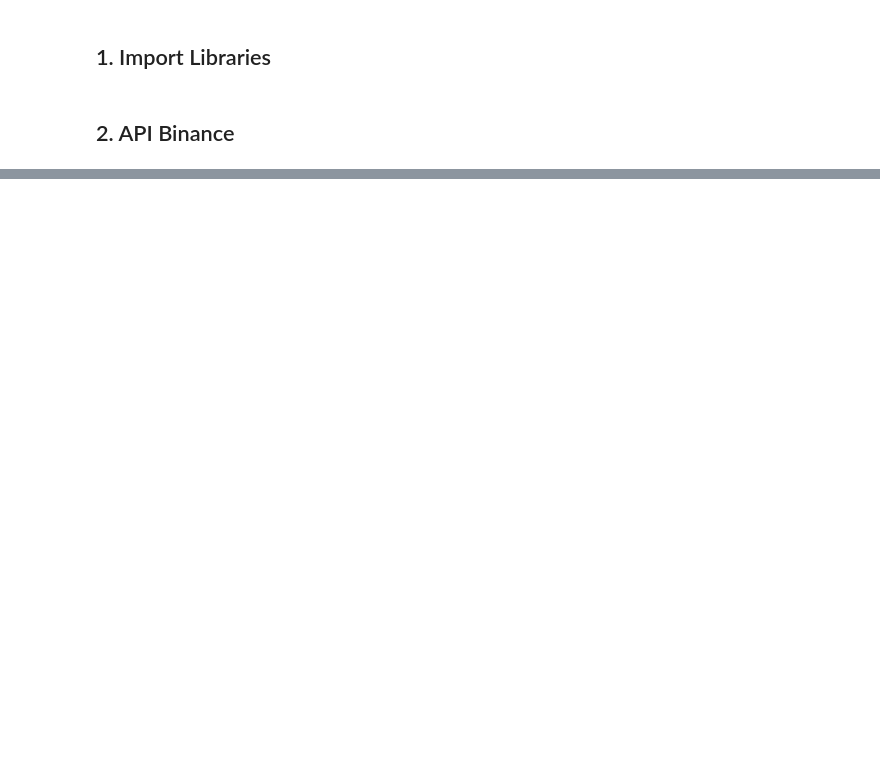
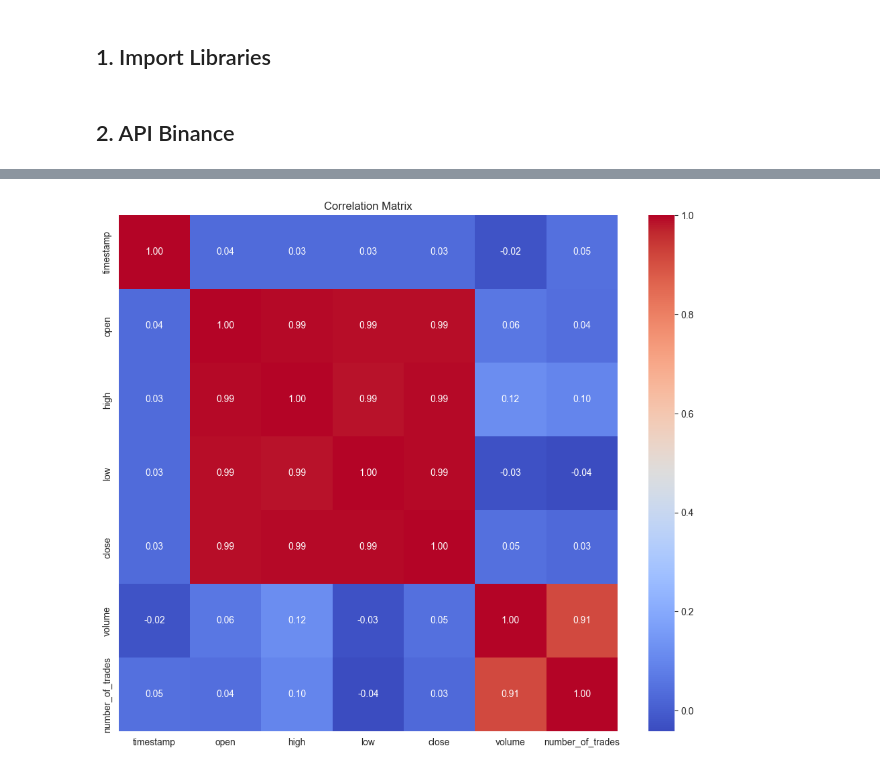
Before and after one commit to VictorMDSS/De_Sousa_Sanchez_Victor_Manuel_CriptoPredict, a Jupyter notebook: main.ipynb, the cells around one changed output, grey strips where cells are left out. Saved outputs shown, nothing was run; the diff lists cells and outputs as text; code cells hidden in the pictures; blank space fills up the shorter version.

```diff
--- a/main.ipynb
+++ b/main.ipynb
@@ -105,0 +144,9 @@ memory usage: 9.5+ KB
+# %%
+# Correlation
+
+plt.figure(figsize=(12,10))
+sns.heatmap(df_cripto.corr(), annot= True, cmap="coolwarm", fmt=".2f")
+plt.title("Correlation Matrix")
+plt.show()
+# %% [output]
+[figure, added]
```
Also changed, not shown: parts of 13 cells of this notebook.
